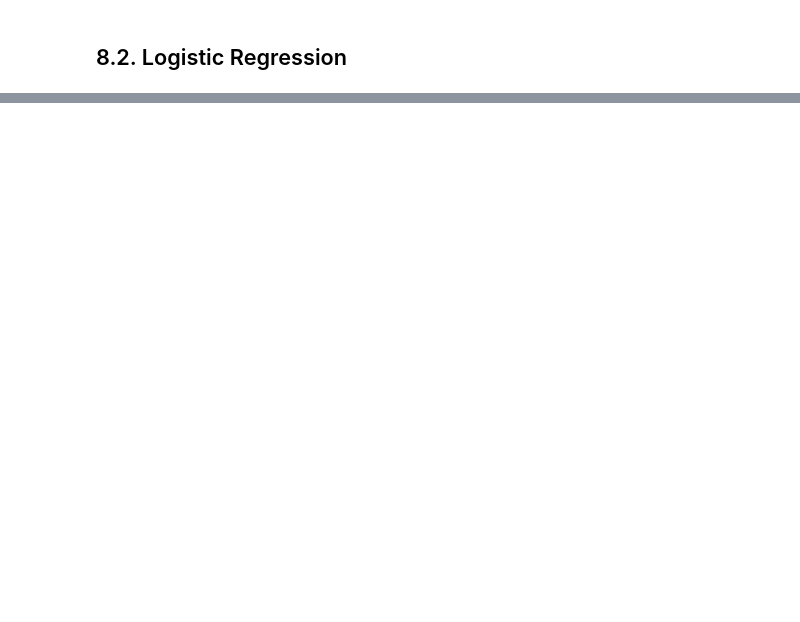
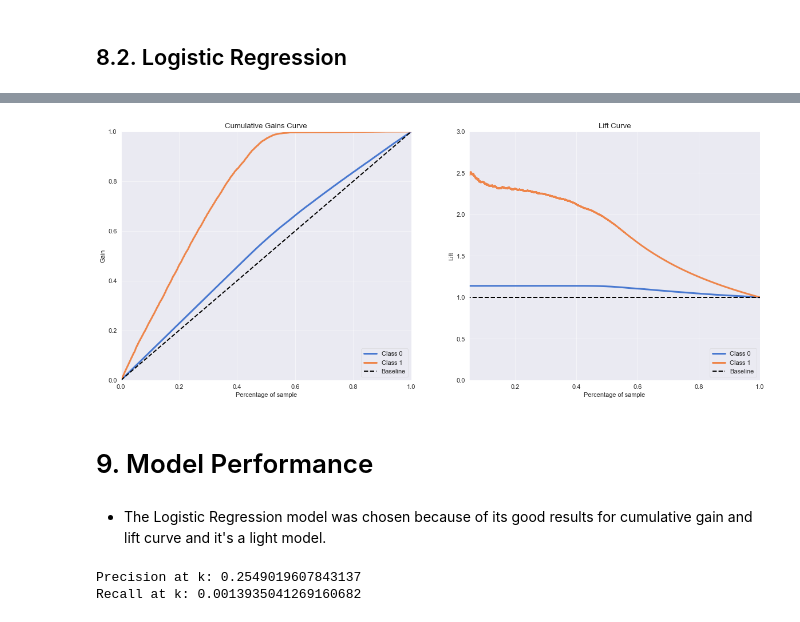
Before and after one commit to Gutscs/Health-Insurance-Cross-Sell, a Jupyter notebook: HealthInsurance.ipynb, the cells around one changed output, grey strips where cells are left out. Drawn from its saved outputs; the diff is of its cells as text; code cells hidden in the pictures; blank space fills up the shorter version.

```diff
--- a/HealthInsurance.ipynb
+++ b/HealthInsurance.ipynb
@@ -702,0 +743,25 @@ skplt.metrics.plot_cumulative_gain( y_val, yhat_lr );
+# %%
+# model definition
+et_model = ExtraTreesClassifier( n_estimators=1000, n_jobs=-1, random_state=42 )
+
+# model fit
+et_model.fit( x_train, y_train )
+
+# model predict
+yhat_et = et_model.predict_proba( x_vald )
+# %%
+fig, axes = plt.subplots(1,2)
+
+# accumulative gain
+skplt.metrics.plot_cumulative_gain( y_val, yhat_et, ax=axes[0] )
+
+# lift curve
+skplt.metrics.plot_lift_curve( y_val, yhat_et, ax=axes[1] )
+xlim(0.05, 1)
+ylim(0,3);
+# %% [output]
+[figure, added]
+# %% [markdown]
+#  9. Model Performance
+# %% [markdown]
+* The Logistic Regression model was chosen because of its good results for cumulative gain and lift curve and it's a light model.
@@ -702,0 +772,17 @@ skplt.metrics.plot_cumulative_gain( y_val, yhat_lr );
+# %%
+# propensity score
+df9['score'] = yhat_lr[:, 1].tolist()
+
+# sort clients by propensity score
+df9 = df9.sort_values( 'score', ascending=False )
+
+# compute precision at K
+precision_at_50 = precision_at_k( df9.copy(), k=50 )
+print( 'Precision at k: {}'.format( precision_at_50 ) )
+
+# compute recall at K
+recall_at_50 = recall_at_k( df9, k=50 )
+print( 'Recall at k: {}'.format( recall_at_50 ) )
+# %% [output]
+Precision at k: 0.2549019607843137
+Recall at k: 0.0013935041269160682
```
Also changed, not shown: parts of 11 cells of this notebook.
